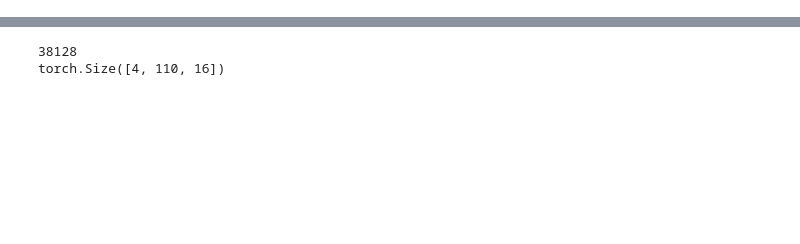
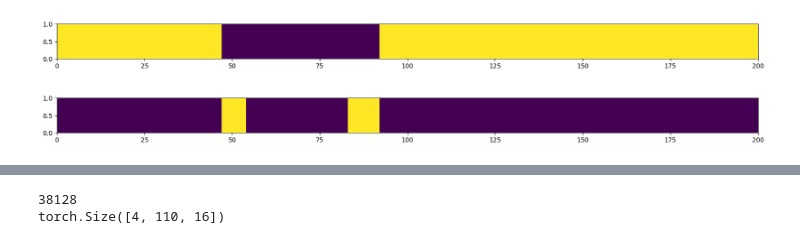
Before and after one commit to eisbetterthanpi/JEPA, a Jupyter notebook: Seq_JEPA.ipynb, the cells around one changed output, grey strips where cells are left out. Cells and saved outputs as stored; diff of their text form; code cells hidden in the pictures; blank space fills up the shorter version.

```diff
--- a/Seq_JEPA.ipynb
+++ b/Seq_JEPA.ipynb
@@ -284,6 +302,85 @@ import torch
 def apply_masks(x, mask): # [b,t,d], [mask_size] # https://github.com/facebookresearch/ijepa/blob/main/src/masks/utils.py
     mask_keep = mask.unsqueeze(-1).repeat(x.size(0), 1, x.size(-1)) # [batch,T,dim]
     return torch.gather(x, dim=1, index=mask_keep) # [batch,mask_size,dim]
+# %%
+# @title simplex
+# !pip install -q opensimplex
+import opensimplex
+import numpy as np
+import torch
+import matplotlib.pyplot as plt
+
+def simplexmask(hw=(8,8), scale=(.15,.2)):
+    ix = iy = np.linspace(0, 1, num=8)
+    ix, iy = ix+np.random.randint(1e10), iy+np.random.randint(1e10)
+    y=opensimplex.noise2array(ix, iy)
+    y = torch.from_numpy(y)
+    mask_scale = torch.rand(1) * (scale[1] - scale[0]) + scale[0] # in (min_s, max_s) # all blocks same size
+    yy = y.flatten().sort()[0][int(hw[0]*hw[1]*mask_scale)]
+    mask = (y<=yy.item())
+    return mask # T/F [h,w]
+
+def simplexmask1d(seq=512, scale=(.15,.2), chaos=2):
+    i = np.linspace(0, chaos, num=seq) # 2
+    j = np.random.randint(1e10, size=1)
+    y=opensimplex.noise2array(i, j) # [1, seq]
+    # plt.pcolormesh(y)
+    # plt.show()
+    y = torch.from_numpy(y)
+    # print(y.shape)
+    mask_scale = torch.rand(1) * (scale[1] - scale[0]) + scale[0] # in (min_s, max_s) # all blocks same size
+    # print(a.shape, int(seq*mask_scale))
+    val, ind = y.sort()
+    yy = val[:,int(seq*mask_scale)]
+    mask = (y<=yy.item())
+    index = ind[:,:int(seq*mask_scale)]
+    return index, mask # T/F [h,w]
+
+def simplexmask1d(seq=512, ctx_scale=(.85,1), trg_scale=(.6,.8), B=64, chaos=2):
+    i = np.linspace(0, chaos, num=seq) # 2-5
+    j = np.random.randint(1e10, size=B)
+    noise = opensimplex.noise2array(i, j) # [B, seq]
+    # plt.pcolormesh(noise[:1])
+    # plt.rcParams["figure.figsize"] = (20,3)
+    # plt.show()
+    noise = torch.from_numpy(noise)
+    ctx_mask_scale = torch.rand(1) * (ctx_scale[1] - ctx_scale[0]) + ctx_scale[0] # in (min_s, max_s) # all blocks same size
+    trg_mask_scale = torch.rand(1) * (trg_scale[1] - trg_scale[0]) + trg_scale[0]
+    val, ind = noise.sort()
+    trg_index = ind[:,-int(seq*trg_mask_scale):]
+    ctx_index = ind[:,-int(seq*ctx_mask_scale):-int(seq*trg_mask_scale)] # ctx wraps trg ; most similar to multiblock
+    # ctx_index = ind[:,:int(seq*ctx_mask_scale)-int(seq*trg_mask_scale)] # ctx hug bottom
+    # ctx_index = ind[:,-int(seq*ctx_mask_scale)-int(seq*trg_mask_scale):-int(seq*trg_mask_scale)] # ctx wraps trg ; most similar to multiblock
+    # ctx_index = ind[:,:int(seq*ctx_mask_scale)] # ctx hug bottom
+    return ctx_index, trg_index
+
+
+
+# mask = simplexmask(hw=(8,8), scale=(.6,.8))
+# index, mask = simplexmask1d(seq=100, scale=(.7,.8))
+# ctx_index, trg_index = simplexmask1d(seq=200, ctx_scale=(.85,1), trg_scale=(.6,.8), B=64, chaos=5)
+ctx_index, trg_index = simplexmask1d(seq=200, ctx_scale=(.85,1), trg_scale=(.7,.8), B=64, chaos=2)
+# ctx_index, trg_index = simplexmask1d(seq=200, ctx_scale=(.7,.9), trg_scale=(.6,.7), B=64, chaos=5)
+# ctx_index, trg_index = simplexmask1d(seq=200, ctx_scale=(.2,.3), trg_scale=(.4,.5), B=64, chaos=3)
+# ctx_index, trg_index = simplexmask1d(seq=200, ctx_scale=(.1,.3), trg_scale=(.4,.6), B=64, chaos=3)
+# # print(trg_index[0], ctx_index[0])
+trg_mask = torch.zeros(1 ,200)
+trg_mask[:, trg_index[:1]] = 1
+ctx_mask = torch.zeros(1 ,200)
+ctx_mask[:, ctx_index[:1]] = 1
+plt.rcParams["figure.figsize"] = (20,1)
+plt.pcolormesh(trg_mask)
+plt.show()
+plt.pcolormesh(ctx_mask)
+plt.show()
+
+# print(index)
+# print(index.shape)
+# print(mask)
+# print(mask.shape)
+# %% [output]
+[figure, added]
+[figure, added]
 # %%
 # @title ijepa multiblock 1d
 # https://github.com/facebookresearch/ijepa/blob/main/src/masks/multiblock.py
```
Also changed, not shown: parts of 7 cells of this notebook.
